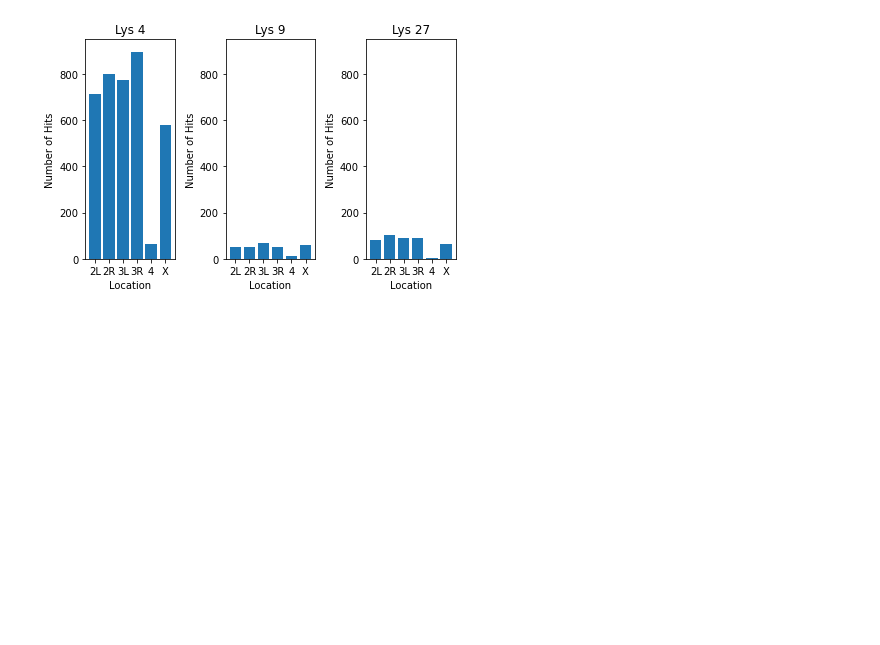
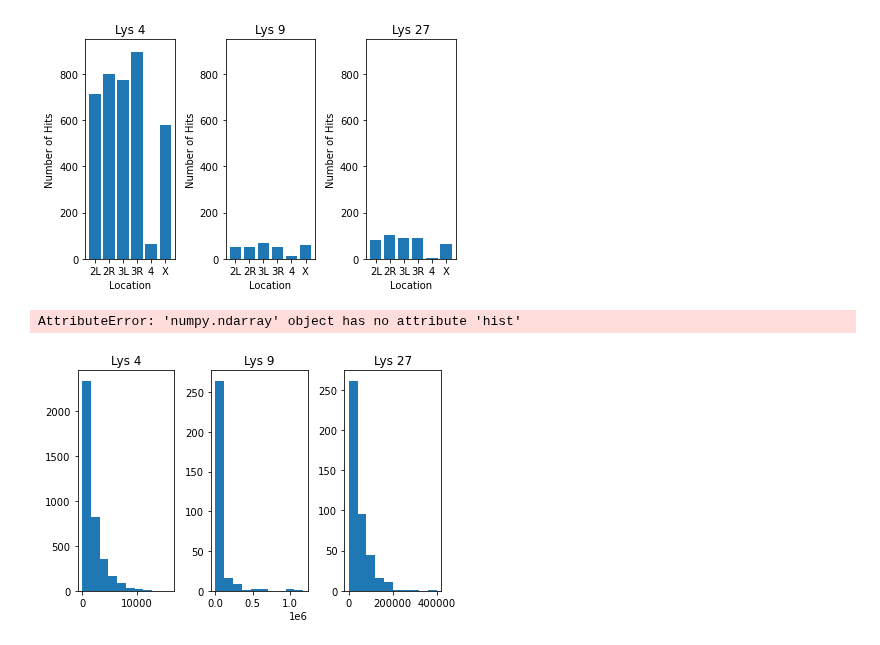
Before and after one commit to chende35/qbb2020-answers, a Jupyter notebook: day1-lunch/Qustion2.ipynb, the cells around one changed output. Cells and saved outputs as stored; diff of their text form; code cells hidden in the pictures; blank space fills up the shorter version.

```diff
--- a/day1-lunch/Qustion2.ipynb
+++ b/day1-lunch/Qustion2.ipynb
@@ -230,0 +252,16 @@ sharex=True, sharey=True,
+# %%
+ax.hist(df_k27.loc[:,'width'])
+# %% [output]
+AttributeError: 'numpy.ndarray' object has no attribute 'hist'
+# %%
+fig, ax = plt.subplots(nrows=1, ncols=3)
+ax[0].hist( df_k4.loc[:,"width"] )
+ax[0].set_title("Lys 4")
+ax[1].hist( df_k9.loc[:,"width"] )
+ax[1].set_title("Lys 9")
+ax[2].hist( df_k27.loc[:,"width"] )
+ax[2].set_title("Lys 27")
+fig.tight_layout()
+plt.show()
+# %% [output]
+[figure, added]
```
Also changed, not shown: parts of 3 cells of this notebook.
